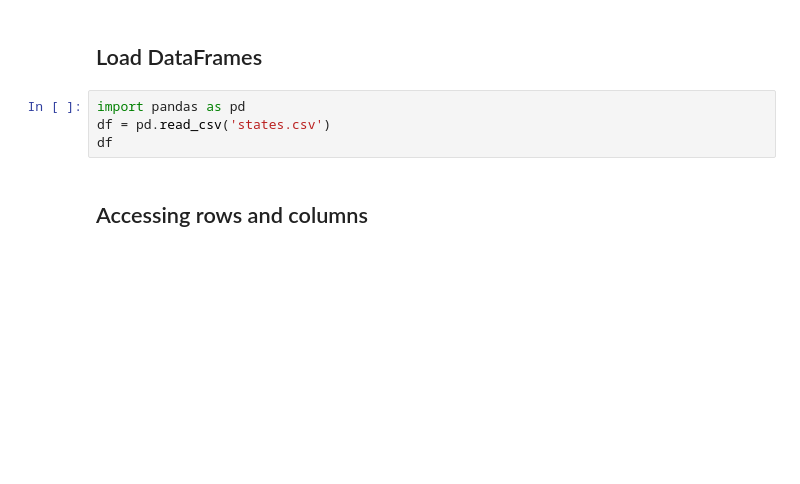
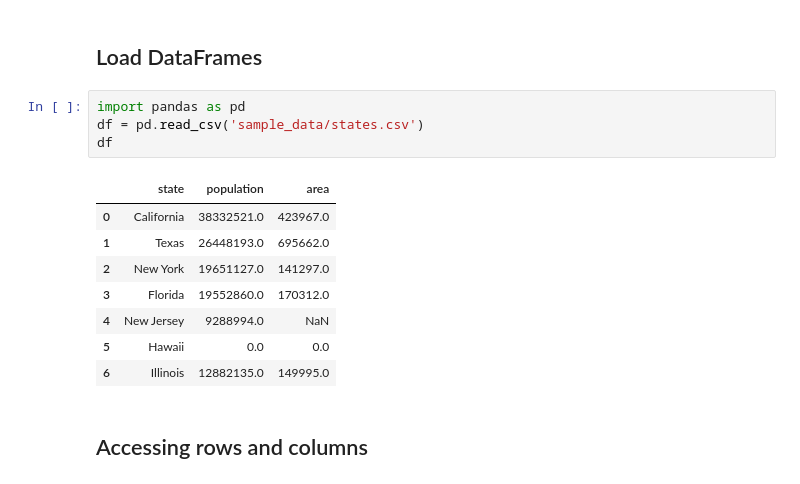
Before and after one commit to ifromm/fcsp, a Jupyter notebook: Notebooks/unit8.ipynb, the cells around one changed output. Saved outputs shown, nothing was run; the diff lists cells and outputs as text; blank space fills up the shorter version.

```diff
--- a/Notebooks/unit8.ipynb
+++ b/Notebooks/unit8.ipynb
@@ -209,8 +269,17 @@ df
 ## Load DataFrames
 # %%
 import pandas as pd
-df = pd.read_csv('states.csv')
+df = pd.read_csv('sample_data/states.csv')
 df
+# %% [output]
+|  | state | population | area |
+| 0 | California | 38332521.0 | 423967.0 |
+| 1 | Texas | 26448193.0 | 695662.0 |
+| 2 | New York | 19651127.0 | 141297.0 |
+| 3 | Florida | 19552860.0 | 170312.0 |
+| 4 | New Jersey | 9288994.0 | NaN |
+| 5 | Hawaii | 0.0 | 0.0 |
+| 6 | Illinois | 12882135.0 | 149995.0 |
 # %% [markdown]
 ## Accessing rows and columns
 # %% [markdown]
```
Also changed, not shown: parts of 34 cells of this notebook.
